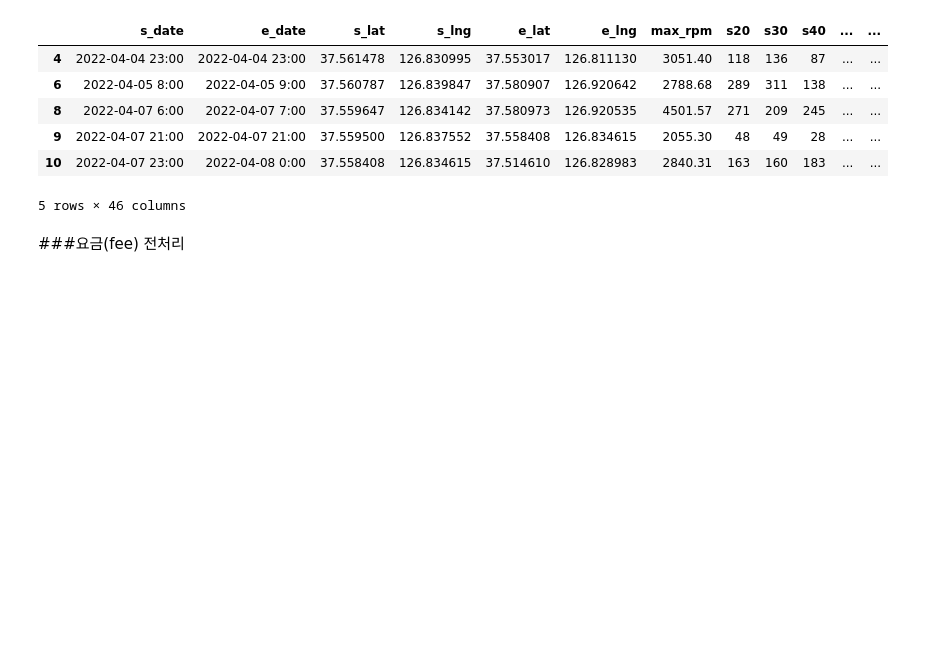
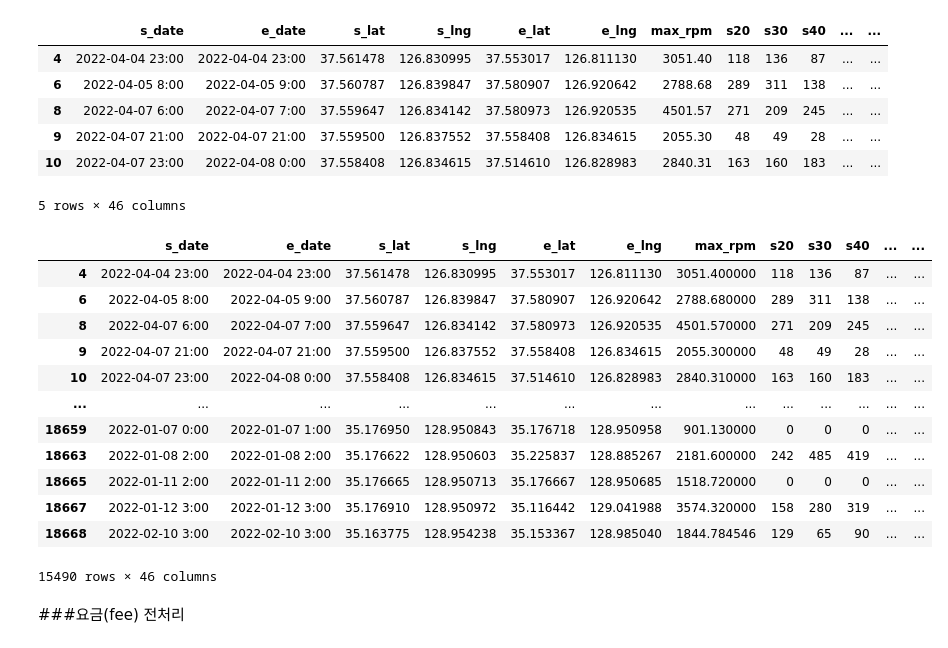
Before and after one commit to iterat1on/Realtime_abnomal_driving_detection, a Jupyter notebook: 공유자동차_final.ipynb, the cells around one changed output. Drawn from its saved outputs; the diff is of its cells as text; code cells hidden in the pictures; blank space fills up the shorter version.

```diff
--- a/공유자동차_final.ipynb
+++ b/공유자동차_final.ipynb
@@ -649,6 +669,22 @@ df.head()
 | 9 | 2022-04-07 21:00 | 2022-04-07 21:00 | 37.559500 | 126.837552 | 37.558408 | 126.834615 | 2055.30 | 48 | 49 | 28 | ... | ... |
 | 10 | 2022-04-07 23:00 | 2022-04-08 0:00 | 37.558408 | 126.834615 | 37.514610 | 126.828983 | 2840.31 | 163 | 160 | 183 | ... | ... |
 5 rows × 46 columns
+# %%
+df
+# %% [output]
+|  | s_date | e_date | s_lat | s_lng | e_lat | e_lng | max_rpm | s20 | s30 | s40 | ... | ... |
+| 4 | 2022-04-04 23:00 | 2022-04-04 23:00 | 37.561478 | 126.830995 | 37.553017 | 126.811130 | 3051.400000 | 118 | 136 | 87 | ... | ... |
+| 6 | 2022-04-05 8:00 | 2022-04-05 9:00 | 37.560787 | 126.839847 | 37.580907 | 126.920642 | 2788.680000 | 289 | 311 | 138 | ... | ... |
+| 8 | 2022-04-07 6:00 | 2022-04-07 7:00 | 37.559647 | 126.834142 | 37.580973 | 126.920535 | 4501.570000 | 271 | 209 | 245 | ... | ... |
+| 9 | 2022-04-07 21:00 | 2022-04-07 21:00 | 37.559500 | 126.837552 | 37.558408 | 126.834615 | 2055.300000 | 48 | 49 | 28 | ... | ... |
+| 10 | 2022-04-07 23:00 | 2022-04-08 0:00 | 37.558408 | 126.834615 | 37.514610 | 126.828983 | 2840.310000 | 163 | 160 | 183 | ... | ... |
+| ... | ... | ... | ... | ... | ... | ... | ... | ... | ... | ... | ... | ... |
+| 18659 | 2022-01-07 0:00 | 2022-01-07 1:00 | 35.176950 | 128.950843 | 35.176718 | 128.950958 | 901.130000 | 0 | 0 | 0 | ... | ... |
+| 18663 | 2022-01-08 2:00 | 2022-01-08 2:00 | 35.176622 | 128.950603 | 35.225837 | 128.885267 | 2181.600000 | 242 | 485 | 419 | ... | ... |
+| 18665 | 2022-01-11 2:00 | 2022-01-11 2:00 | 35.176665 | 128.950713 | 35.176667 | 128.950685 | 1518.720000 | 0 | 0 | 0 | ... | ... |
+| 18667 | 2022-01-12 3:00 | 2022-01-12 3:00 | 35.176910 | 128.950972 | 35.116442 | 129.041988 | 3574.320000 | 158 | 280 | 319 | ... | ... |
+| 18668 | 2022-02-10 3:00 | 2022-02-10 3:00 | 35.163775 | 128.954238 | 35.153367 | 128.985040 | 1844.784546 | 129 | 65 | 90 | ... | ... |
+15490 rows × 46 columns
 # %% [markdown]
 ###요금(fee) 전처리
 # %%
```
Also changed, not shown: parts of 2 cells of this notebook.
